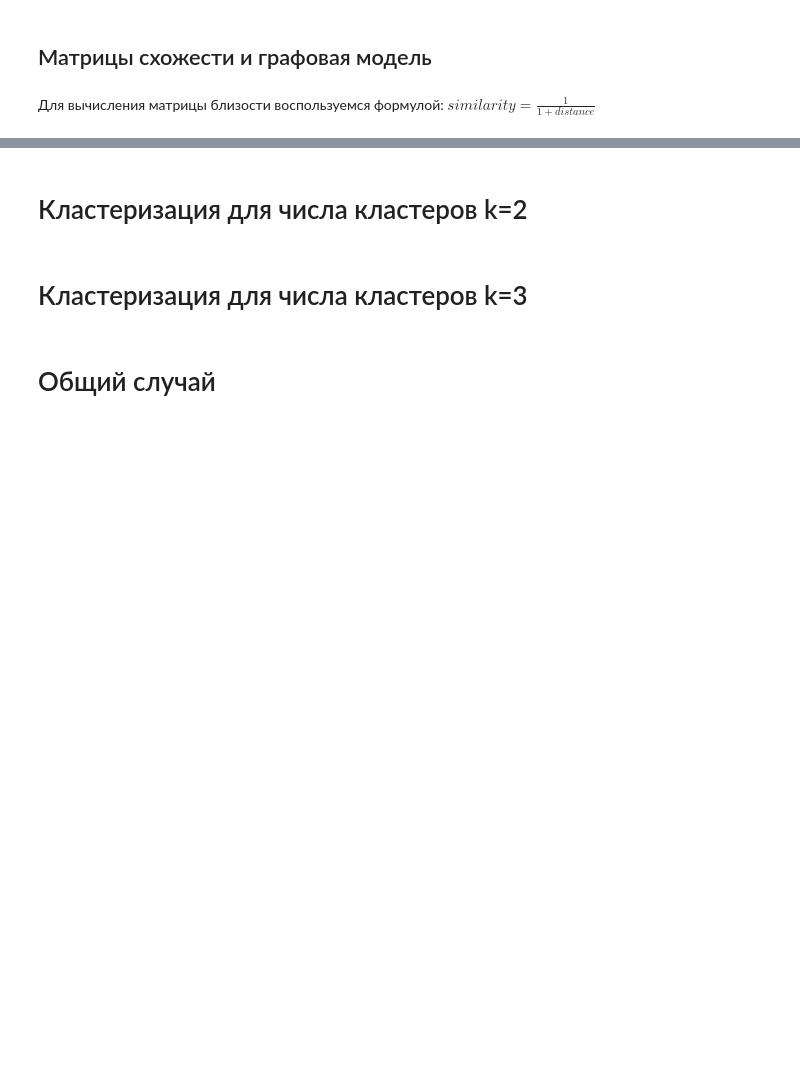
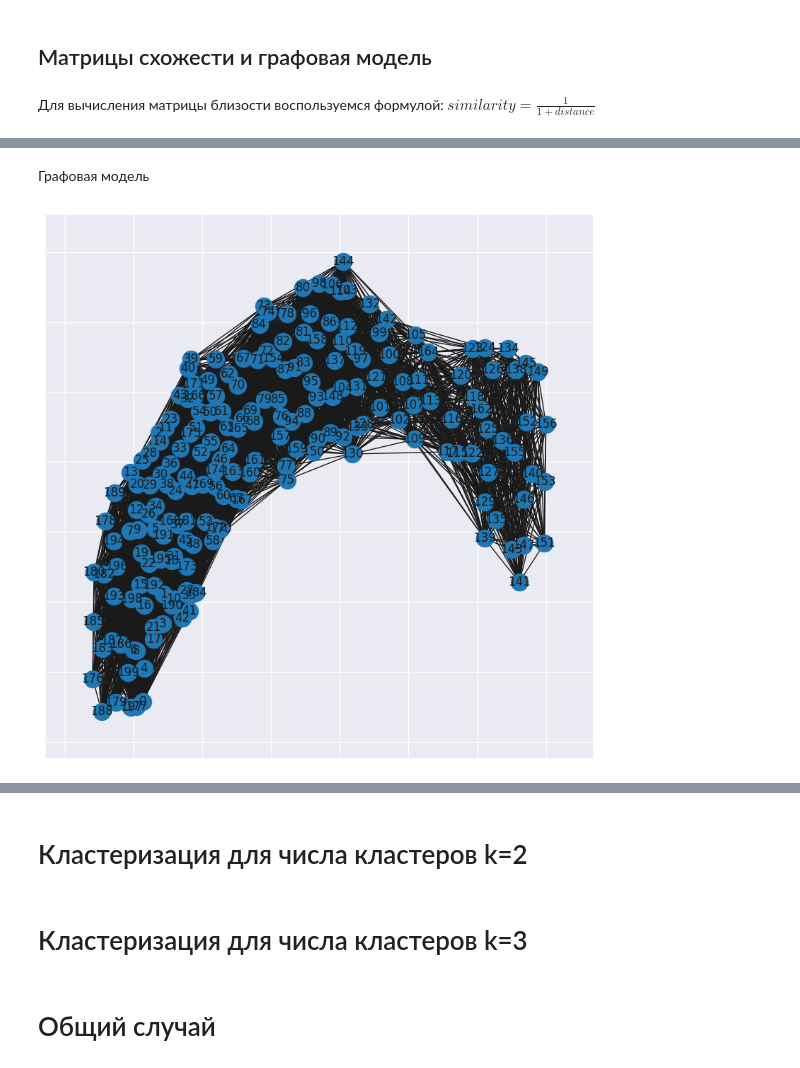
Before and after one commit to Vladislav-Kanev/Clustering_lab2, a Jupyter notebook: report.ipynb, the cells around one changed output, grey strips where cells are left out. Cells and saved outputs as stored; diff of their text form; code cells hidden in the pictures; blank space fills up the shorter version.

Commit message:
added graphs models

```diff
--- a/report.ipynb
+++ b/report.ipynb
@@ -123,0 +158,7 @@ nx.draw(G)
+# %% [markdown]
+Графовая модель
+# %%
+cosine_graph_x = similarity_matrix_to_graph(similarity_cosine_x, threshold=0.9)
+plot_graph(cosine_graph_x)
+# %% [output]
+[figure, added]
```
Also changed, not shown: parts of 9 cells of this notebook, 1 other file.
